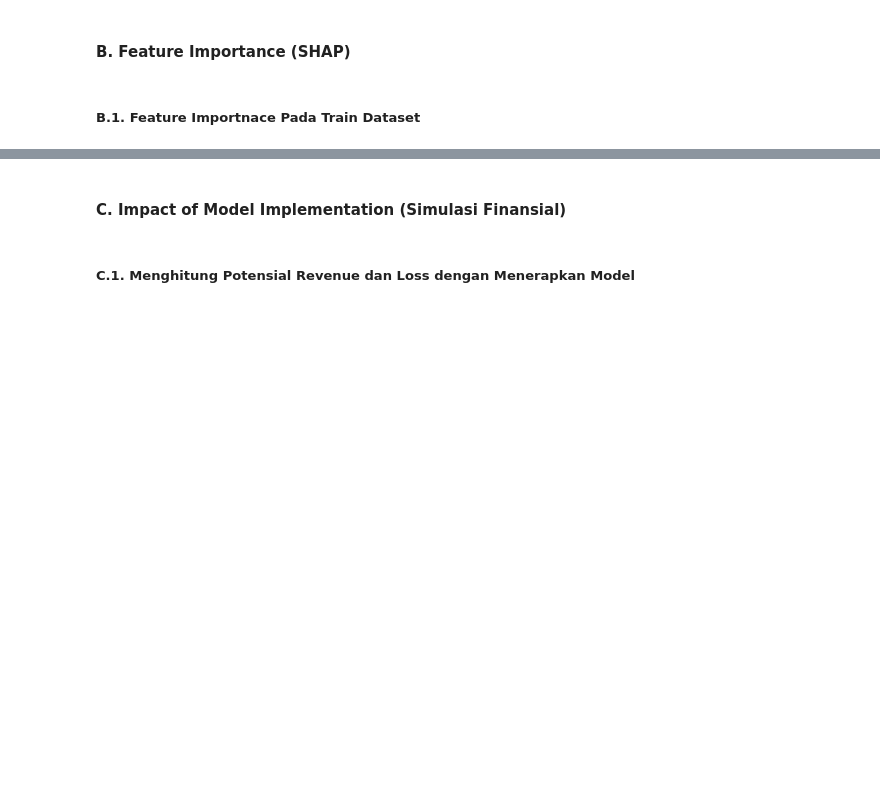
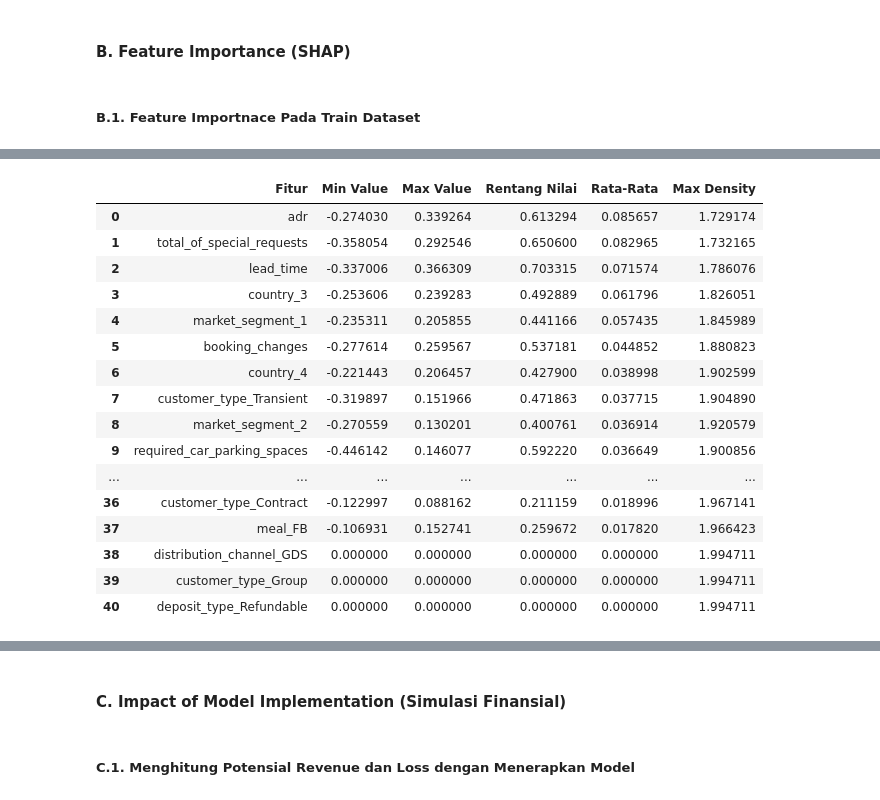
Before and after one commit to zanputra/FinProDelta, a Jupyter notebook: FINPRO_Delta_Team - 19 august.ipynb, the cells around one changed output, grey strips where cells are left out. Drawn from its saved outputs; the diff is of its cells as text; code cells hidden in the pictures; blank space fills up the shorter version.

```diff
--- a/FINPRO_Delta_Team - 19 august.ipynb
+++ b/FINPRO_Delta_Team - 19 august.ipynb
@@ -2900,0 +2947,23 @@ shap.summary_plot(shap_values, shap.sample(X_transformed, 100), feature_names=fe
+# %%
+SHAPresult = SHAPresult.sort_values(by='Rata-Rata', ascending=False).reset_index()
+SHAPresult = SHAPresult.drop(columns='index')
+# %%
+SHAPresult
+# %% [output]
+|  | Fitur | Min Value | Max Value | Rentang Nilai | Rata-Rata | Max Density |
+| 0 | adr | -0.274030 | 0.339264 | 0.613294 | 0.085657 | 1.729174 |
+| 1 | total_of_special_requests | -0.358054 | 0.292546 | 0.650600 | 0.082965 | 1.732165 |
+| 2 | lead_time | -0.337006 | 0.366309 | 0.703315 | 0.071574 | 1.786076 |
+| 3 | country_3 | -0.253606 | 0.239283 | 0.492889 | 0.061796 | 1.826051 |
+| 4 | market_segment_1 | -0.235311 | 0.205855 | 0.441166 | 0.057435 | 1.845989 |
+| 5 | booking_changes | -0.277614 | 0.259567 | 0.537181 | 0.044852 | 1.880823 |
+| 6 | country_4 | -0.221443 | 0.206457 | 0.427900 | 0.038998 | 1.902599 |
+| 7 | customer_type_Transient | -0.319897 | 0.151966 | 0.471863 | 0.037715 | 1.904890 |
+| 8 | market_segment_2 | -0.270559 | 0.130201 | 0.400761 | 0.036914 | 1.920579 |
+| 9 | required_car_parking_spaces | -0.446142 | 0.146077 | 0.592220 | 0.036649 | 1.900856 |
+| ... | ... | ... | ... | ... | ... | ... |
+| 36 | customer_type_Contract | -0.122997 | 0.088162 | 0.211159 | 0.018996 | 1.967141 |
+| 37 | meal_FB | -0.106931 | 0.152741 | 0.259672 | 0.017820 | 1.966423 |
+| 38 | distribution_channel_GDS | 0.000000 | 0.000000 | 0.000000 | 0.000000 | 1.994711 |
+| 39 | customer_type_Group | 0.000000 | 0.000000 | 0.000000 | 0.000000 | 1.994711 |
+| 40 | deposit_type_Refundable | 0.000000 | 0.000000 | 0.000000 | 0.000000 | 1.994711 |
```
Also changed, not shown: parts of 21 cells of this notebook.
